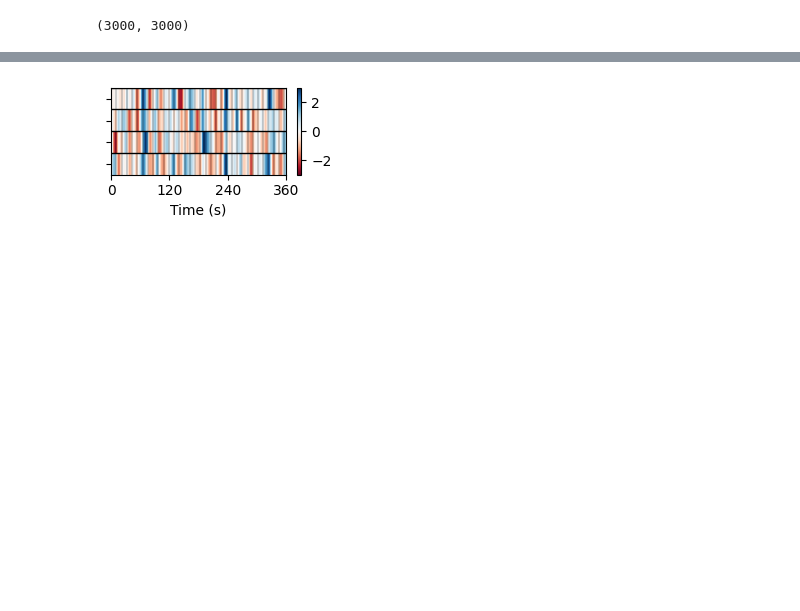
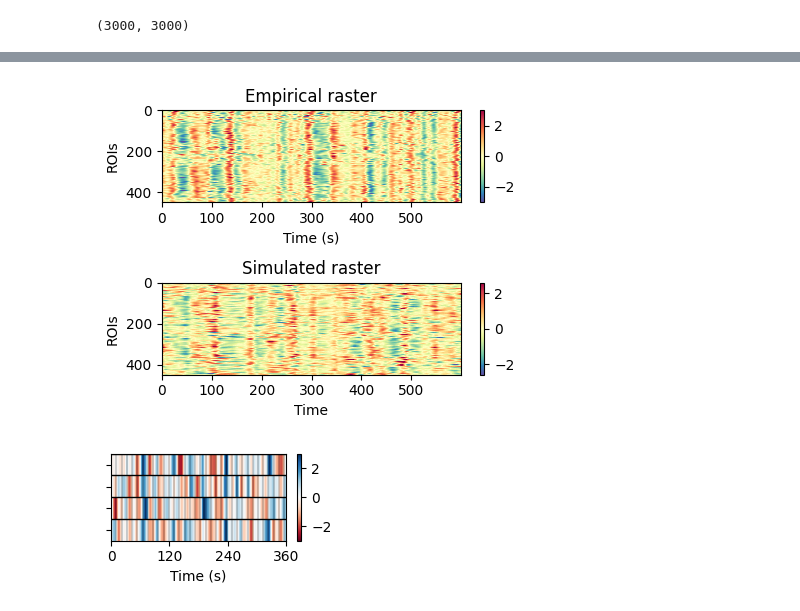
Before and after one commit to grabuffo/BrainStim_ANN_fMRI_HCP, a Jupyter notebook: notebooks/Fit_HCP_data.ipynb, the cells around one changed output, grey strips where cells are left out. Saved outputs shown, nothing was run; the diff lists cells and outputs as text; code cells hidden in the pictures; blank space fills up the shorter version.

```diff
--- a/notebooks/Fit_HCP_data.ipynb
+++ b/notebooks/Fit_HCP_data.ipynb
@@ -313,3 +313,22 @@ plt.show()
+# %%
+plt.figure(figsize=(4.6,3.6))
+plt.subplot(2,1,1)
+plt.title('Empirical raster')
+plt.imshow(stats.zscore(emp,axis=0)[900:1500,:].T,aspect='auto',vmin=-3.,vmax=3.,cmap='Spectral_r',interpolation='nearest')
+plt.colorbar()
+plt.xlabel('Time (s)')
+plt.ylabel('ROIs')
+plt.subplot(2,1,2)
+plt.title('Simulated raster')
+plt.imshow(stats.zscore(sim,axis=0)[900:1500,:].T,aspect='auto',vmin=-2.6,vmax=2.6,cmap='Spectral_r',interpolation='nearest')
+plt.colorbar()
+plt.xlabel('Time')
+plt.ylabel('ROIs')
+#plt.axis('off')
+plt.tight_layout()
+plt.show()
+# %% [output]
+[figure, added]
 # %%
 dura=501
 plt.figure(figsize=(2.6,1.6))
```
Also changed, not shown: parts of 2 cells of this notebook.
